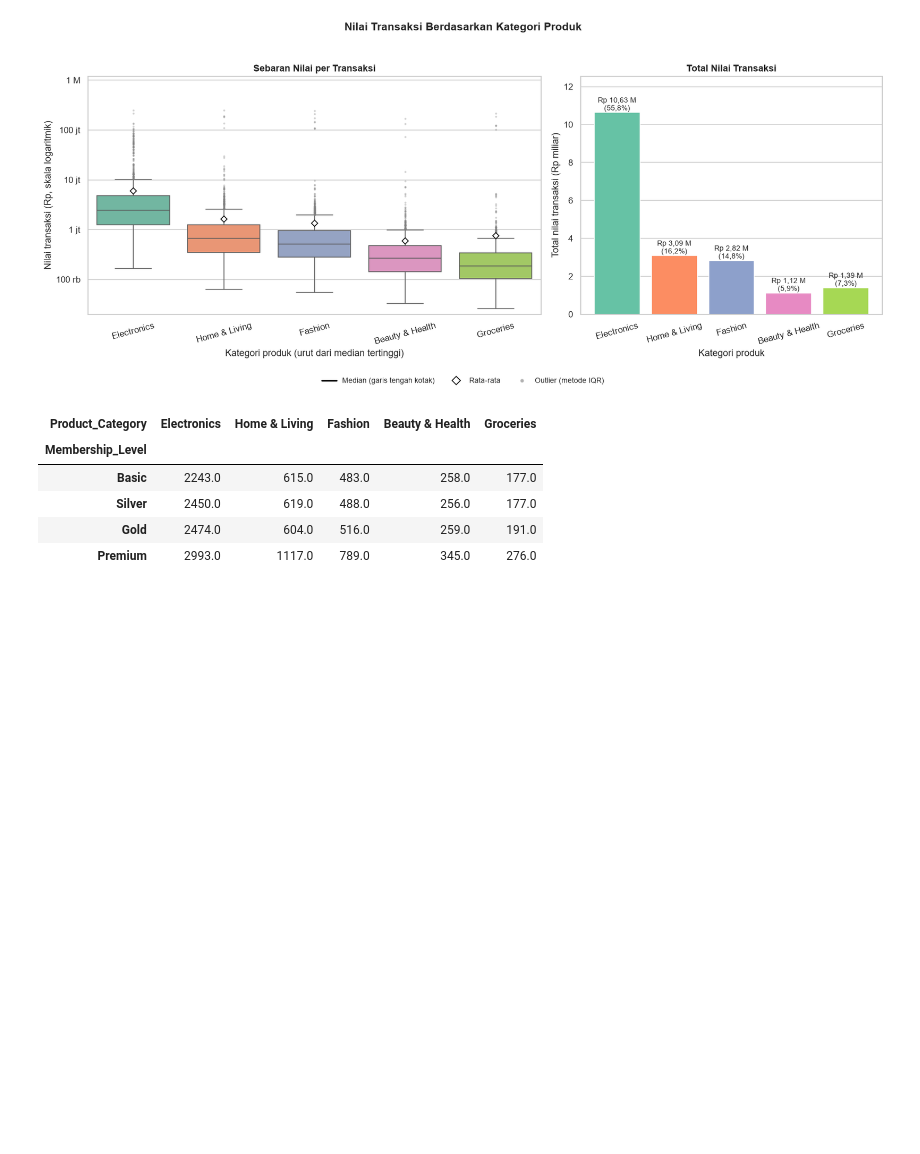
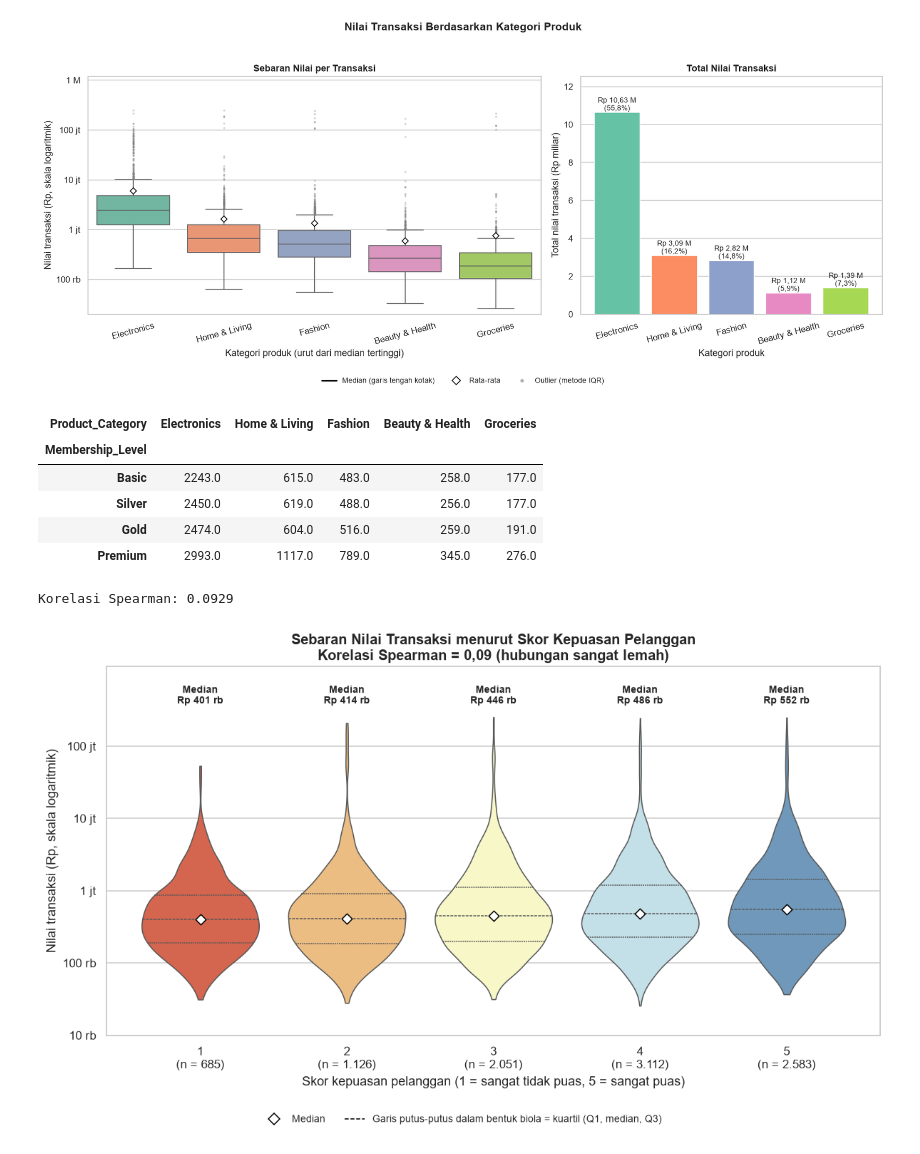
Before and after one commit to roxymayford/Project-Machine-Learning-, a Jupyter notebook: TugasBagianC.ipynb, the cells around one changed output. Saved outputs shown, nothing was run; the diff lists cells and outputs as text; code cells hidden in the pictures; blank space fills up the shorter version.

Commit message:
Bagian C: hipotesis 4 (kepuasan pelanggan dan nilai belanja)

```diff
--- a/TugasBagianC.ipynb
+++ b/TugasBagianC.ipynb
@@ -312,0 +327,48 @@ median_silang
+# %%
+from matplotlib.lines import Line2D
+from matplotlib.patches import Patch
+
+def rp_pendek(x):
+    return f"Rp {fmt_id(x / 1e6, 2)} jt" if x >= 1e6 else f"Rp {fmt_id(x / 1e3)} rb"
+
+df["log_amount"] = np.log10(df["Purchase_Amount"])
+df["Kelompok_Puas"] = pd.cut(df["Customer_Satisfaction"], bins=[0, 2, 3, 5],
+                             labels=["Kurang puas (1-2)", "Netral (3)", "Puas (4-5)"])
+
+# Spearman = korelasi Pearson pada peringkat (tidak butuh scipy)
+rho = df["Customer_Satisfaction"].rank().corr(df["Purchase_Amount"].rank())
+skor = [1, 2, 3, 4, 5]
+warna_skor = dict(zip(skor, sns.color_palette("RdYlBu", 5)))
+n_skor = df["Customer_Satisfaction"].value_counts()
+med_skor = df.groupby("Customer_Satisfaction")["Purchase_Amount"].median()
+
+print("Korelasi Spearman:", round(rho, 4))
+# %% [output]
+Korelasi Spearman: 0.0929
+# %%
+fig, ax = plt.subplots(figsize=(11, 6.5))
+sns.violinplot(data=df, x="Customer_Satisfaction", y="log_amount", order=skor,
+               hue="Customer_Satisfaction", hue_order=skor, palette=warna_skor, legend=False,
+               inner="quart", cut=0, linewidth=1, ax=ax)
+ax.scatter(range(5), np.log10(med_skor.reindex(skor).values), marker="D", s=45,
+           color="white", edgecolor="black", zorder=5)
+for i, s in enumerate(skor):
+    ax.text(i, 8.55, f"Median\n{rp_pendek(med_skor[s])}", ha="center", va="bottom", fontsize=9, fontweight="bold")
+
+ax.set_ylim(4.2, 9.1)
+ax.set_yticks([4, 5, 6, 7, 8])
+ax.set_yticklabels(["10 rb", "100 rb", "1 jt", "10 jt", "100 jt"])
+ax.set_xticks(range(5))
+ax.set_xticklabels([f"{s}\n(n = {fmt_id(n_skor[s])})" for s in skor])
+ax.set_xlabel("Skor kepuasan pelanggan (1 = sangat tidak puas, 5 = sangat puas)")
+ax.set_ylabel("Nilai transaksi (Rp, skala logaritmik)")
+ax.set_title(f"Sebaran Nilai Transaksi menurut Skor Kepuasan Pelanggan\nKorelasi Spearman = {fmt_id(rho, 2)} (hubungan sangat lemah)",
+             fontsize=13, fontweight="bold")
+legenda = [Line2D([0], [0], marker="D", color="w", markerfacecolor="white", markeredgecolor="black", markersize=7, label="Median"),
+           Line2D([0], [0], color="black", linestyle="--", linewidth=1, label="Garis putus-putus dalam bentuk biola = kuartil (Q1, median, Q3)")]
+fig.legend(handles=legenda, loc="lower center", ncol=2, bbox_to_anchor=(0.5, -0.01), frameon=False, fontsize=9)
+plt.tight_layout(rect=[0, 0.05, 1, 1])
+plt.savefig("charts/H4_violin_kepuasan.png", dpi=300, bbox_inches="tight")
+plt.show()
+# %% [output]
+[figure, added]
```
Also changed, not shown: parts of 5 cells of this notebook, 2 other files.
